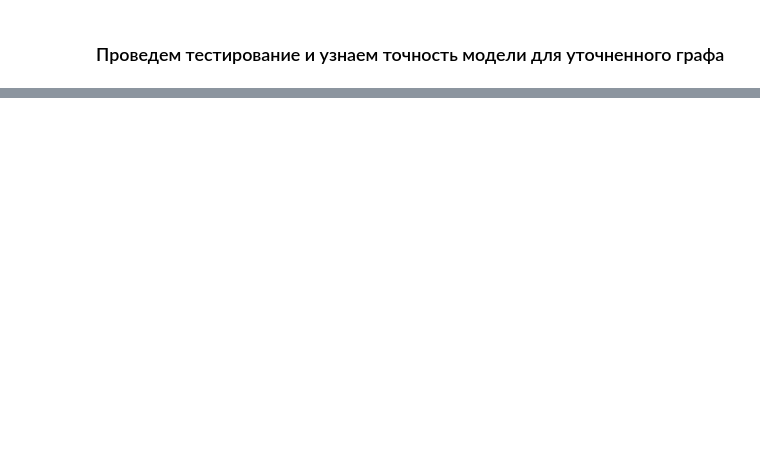
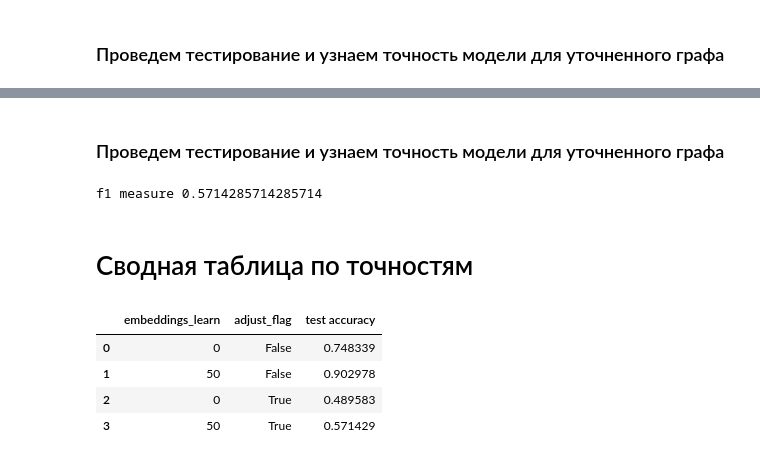
Before and after one commit to aimclub/StableGNN, a Jupyter notebook: tutorials/tutorial_link_prediction.ipynb, the cells around one changed output, grey strips where cells are left out. Saved outputs shown, nothing was run; the diff lists cells and outputs as text; code cells hidden in the pictures; blank space fills up the shorter version.

Commit message:
tutorial on link_predict made prettier

```diff
--- a/tutorials/tutorial_link_prediction.ipynb
+++ b/tutorials/tutorial_link_prediction.ipynb
@@ -112,0 +104,4 @@ np.mean(accs)
+# %%
+test_accuracy = model.test(cl,test_edges,test_negative)
+print("f1 measure", test_accuracy)
+results=pd.concat([results, pd.DataFrame([embeddings_learn,adjust_flag,test_accuracy],index=results.columns).transpose()], ignore_index=True, axis=0)
@@ -113,9 +112,8 @@ np.mean(accs)
 # %%
-accs = [] #adjust True
-for _ in range(10):
-    model = ModelLinkPrediction(number_of_trials=0)
-    train_edges, train_negative, test_edges, test_negative = model.train_test_edges(dataset)
-    cl = model.train_cl(train_edges,train_negative)
-    accs.append(model.test(cl,test_edges,test_negative))
-print(np.mean(accs), np.std(accs))
+embeddings_learn = 50
+num_trials = num_of_trials(embeddings_learn)
+
+model = ModelLinkPrediction(number_of_trials=num_trials)
+train_edges, train_negative, test_edges, test_negative = model.train_test_edges(dataset)
+cl = model.train_cl(train_edges,train_negative)
 # %% [output]
@@ -123,8 +137,18 @@ print(np.mean(accs), np.std(accs))
-# %%
-#make adjust flag false
-for _ in range(10):
-    model = ModelLinkPrediction(number_of_trials=0)
-    train_edges, train_negative, test_edges, test_negative = model.train_test_edges(dataset)
-    cl = model.train_cl(train_edges,train_negative)
-    accs.append(model.test(cl,test_edges,test_negative))
-print(np.mean(accs), np.std(accs))
+# %% [markdown]
+### Проведем тестирование и узнаем точность модели для уточненного графа
+# %%
+test_accuracy = model.test(cl,test_edges,test_negative)
+print("f1 measure", test_accuracy)
+results=pd.concat([results, pd.DataFrame([embeddings_learn,adjust_flag,test_accuracy],index=results.columns).transpose()], ignore_index=True, axis=0)
+# %% [output]
+f1 measure 0.5714285714285714
+# %% [markdown]
+# Сводная таблица по точностям
+# %%
+results
+# %% [output]
+|  | embeddings_learn | adjust_flag | test accuracy |
+| 0 | 0 | False | 0.748339 |
+| 1 | 50 | False | 0.902978 |
+| 2 | 0 | True | 0.489583 |
+| 3 | 50 | True | 0.571429 |
```
Also changed, not shown: parts of 22 cells of this notebook.
